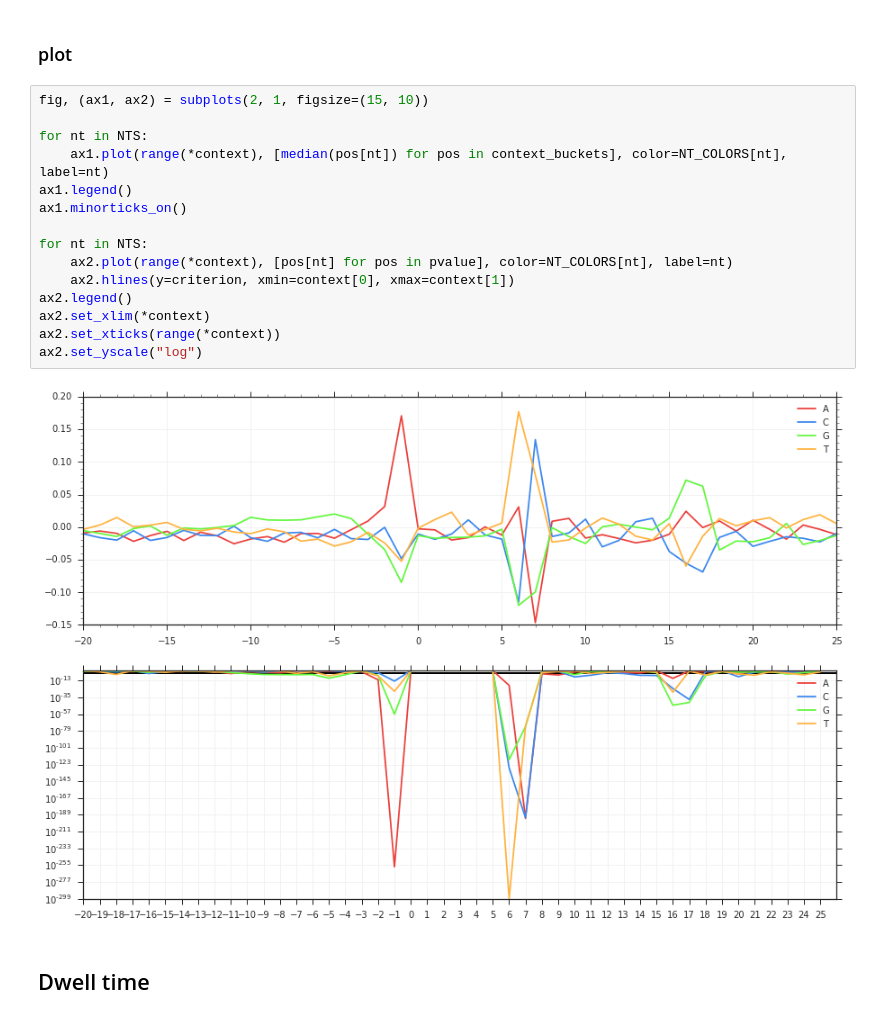
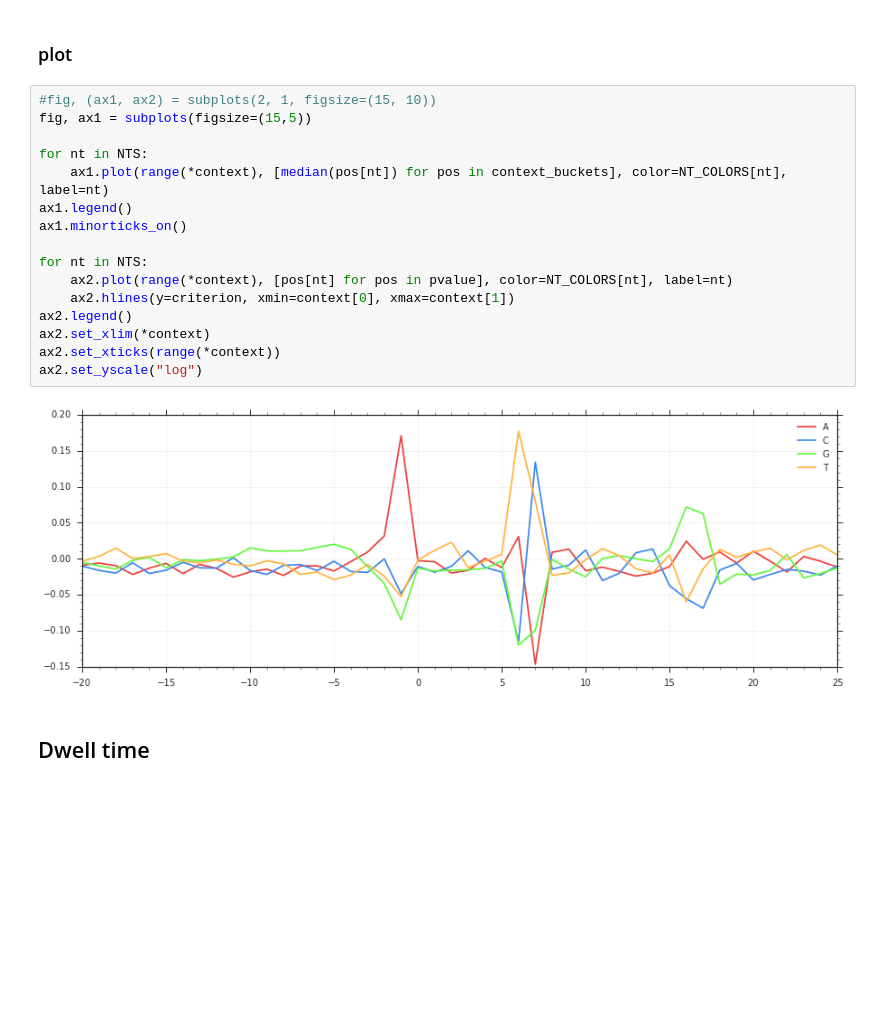
Before and after one commit to grst/nanopore-notebooks, a Jupyter notebook: 05_MAP006-basecaller/context_analysis/spooky-action-in-distance_own-model.ipynb, the cells around one changed output. Drawn from its saved outputs; the diff is of its cells as text; blank space fills up the shorter version.

```diff
--- a/05_MAP006-basecaller/context_analysis/spooky-action-in-distance_own-model.ipynb
+++ b/05_MAP006-basecaller/context_analysis/spooky-action-in-distance_own-model.ipynb
@@ -122,22 +122,23 @@ for nt in NTS:
 # %% [markdown]
 ### plot
 # %%
-fig, (ax1, ax2) = subplots(2, 1, figsize=(15, 10))
+#fig, (ax1, ax2) = subplots(2, 1, figsize=(15, 10))
+fig, ax1 = subplots(figsize=(15,5))
 
 for nt in NTS:
     ax1.plot(range(*context), [median(pos[nt]) for pos in context_buckets], color=NT_COLORS[nt], label=nt)
 ax1.legend()
 ax1.minorticks_on()
 
 for nt in NTS:
     ax2.plot(range(*context), [pos[nt] for pos in pvalue], color=NT_COLORS[nt], label=nt)
     ax2.hlines(y=criterion, xmin=context[0], xmax=context[1])
 ax2.legend()
 ax2.set_xlim(*context)
 ax2.set_xticks(range(*context))
 ax2.set_yscale("log")
 # %% [output]
-[figure, old version]
+[figure, new version]
 # %% [markdown]
 ## Dwell time
 # %%
```
Also changed, not shown: 6 other files.
